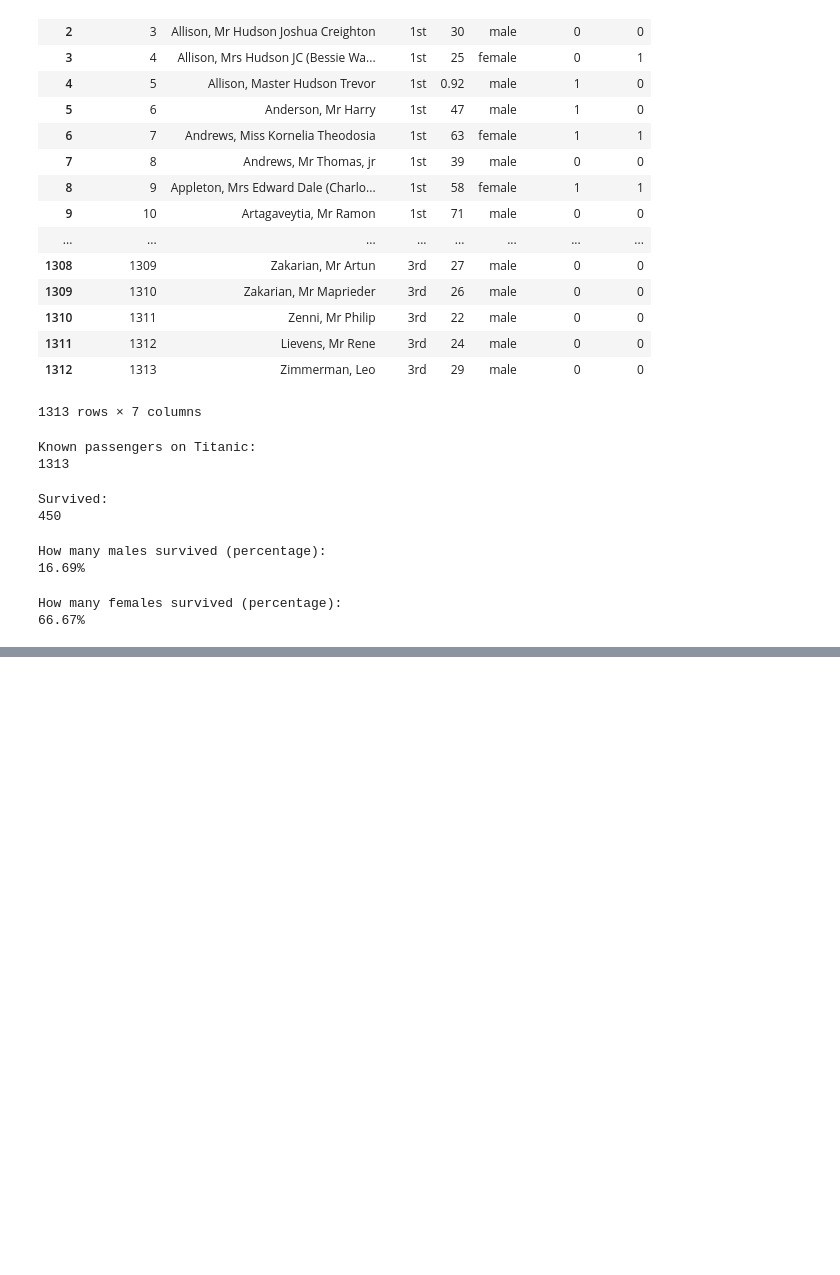
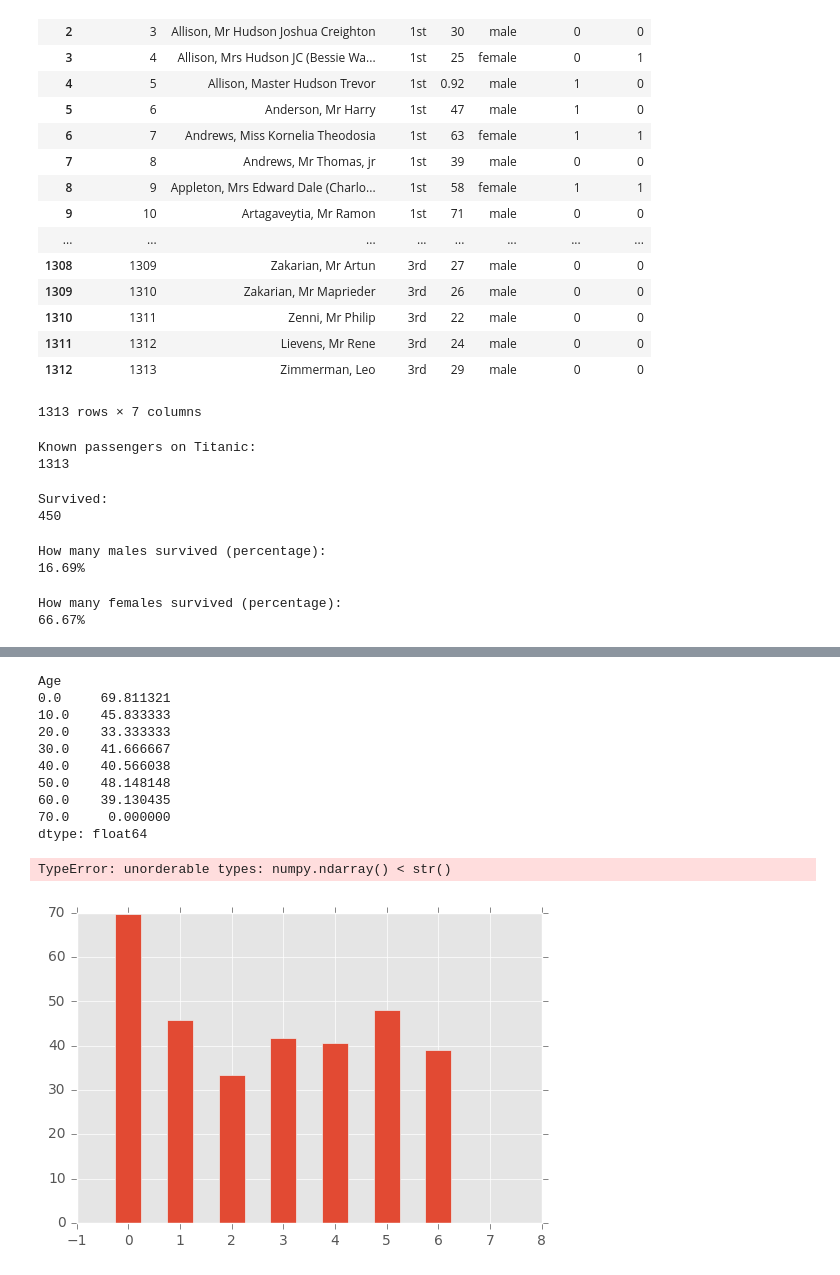
Before and after one commit to mmtj/mi-pyt16-titanic, a Jupyter notebook: titanic.ipynb, the cells around one changed output, grey strips where cells are left out. Cells and saved outputs as stored; diff of their text form; code cells hidden in the pictures; blank space fills up the shorter version.

```diff
--- a/titanic.ipynb
+++ b/titanic.ipynb
@@ -174,0 +92,6 @@ Percentage of all survivors:
+# %%
+survived = people[['Age','Survived']]
+survived_with_age = survived.dropna()
+
+survived_by_age_g = survived_with_age['Survived'].groupby(survived_with_age['Age']//10 * 10).agg(['count', 'sum'])
+survived_by_age_g
@@ -174,0 +109,23 @@ Percentage of all survivors:
+# %%
+percentage2 = (survived_by_age_g['sum'] / survived_by_age_g['count'])*100
+#for item in percentage2.index:
+#    print(item)
+print(percentage2)
+import matplotlib
+%matplotlib inline
+matplotlib.style.use('ggplot')
+
+percentage2.plot(kind='bar', ylim=(0,100), xticks=['0']*8)()
+# %% [output]
+Age
+0.0     69.811321
+10.0    45.833333
+20.0    33.333333
+30.0    41.666667
+40.0    40.566038
+50.0    48.148148
+60.0    39.130435
+70.0     0.000000
+dtype: float64
+TypeError: unorderable types: numpy.ndarray() < str()
+[figure, added]
```
Also changed, not shown: parts of 9 cells of this notebook.
